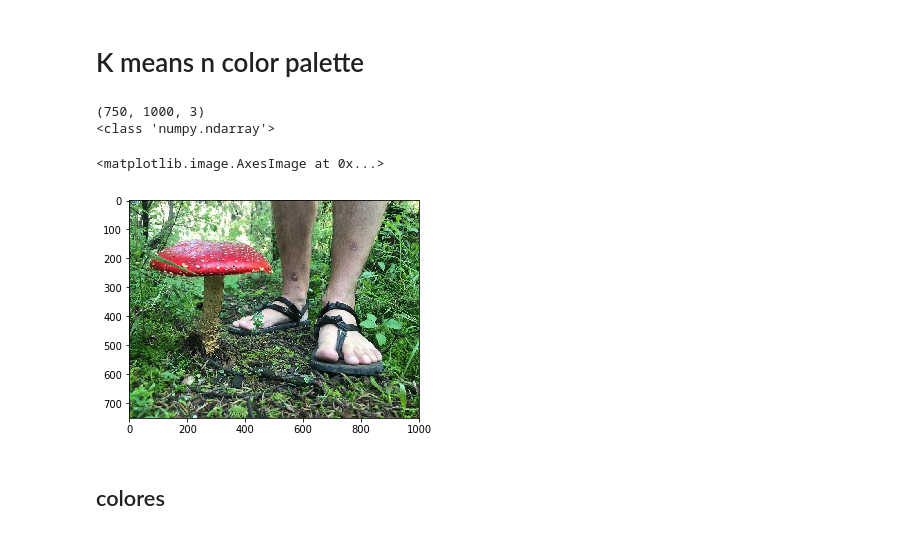
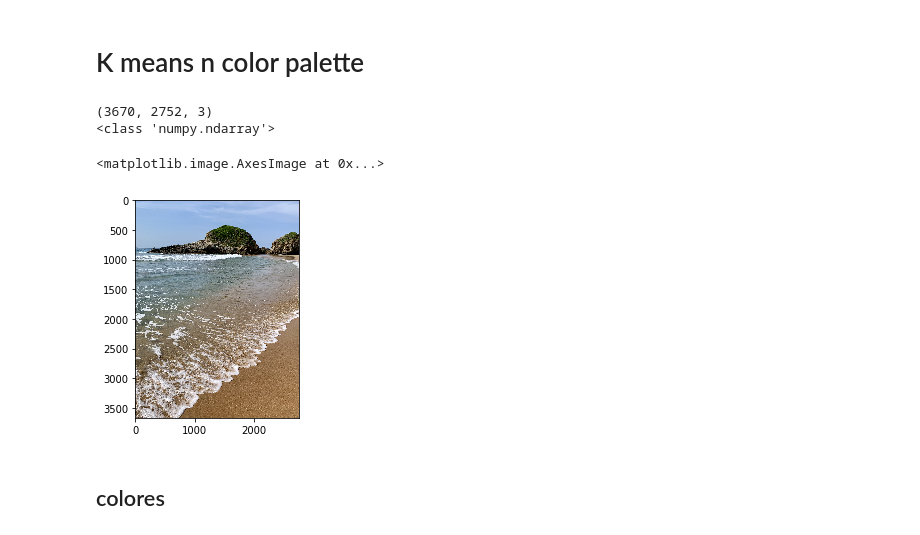
Before and after one commit to jeroaranda/notebooks, a Jupyter notebook: imageProcessing.ipynb, the cells around one changed output. Saved outputs shown, nothing was run; the diff lists cells and outputs as text; code cells hidden in the pictures.

```diff
--- a/imageProcessing.ipynb
+++ b/imageProcessing.ipynb
@@ -37,5 +42,5 @@ os.listdir('..')
 # %%
-img=misc.imread('../C712DD03-E345-459E-928F-A9949A247E75-1000.jpg')
+img=misc.imread('IMG_6846.JPG')
 # get some important details, sizex, sisey.
 ysize=img.shape[0]
 xsize=img.shape[1]
@@ -182,20 +198,21 @@ a=slice_image_m(a,int(3456/20))
 # K means n color palette
 # %%
 #def color_palette(img,n=4):
-n=5
+
+n=15
 print(img.shape)
 
 print(type(img))
 new_img=np.reshape(img,(xsize*ysize,3))
 model=KMeans(n_clusters=n,random_state=42).fit(new_img)#verbose=1
 #sns.palplot(colors)
 plt.imshow(img, cmap=plt.cm.gray)
 #return model
 # %% [output]
-(750, 1000, 3)
+(3670, 2752, 3)
 <class 'numpy.ndarray'>
 <matplotlib.image.AxesImage at 0x...>
-[figure, old version]
+[figure, new version]
 # %% [markdown]
 ## colores
 # %%
```
Also changed, not shown: parts of 16 cells of this notebook, 3 other files.
